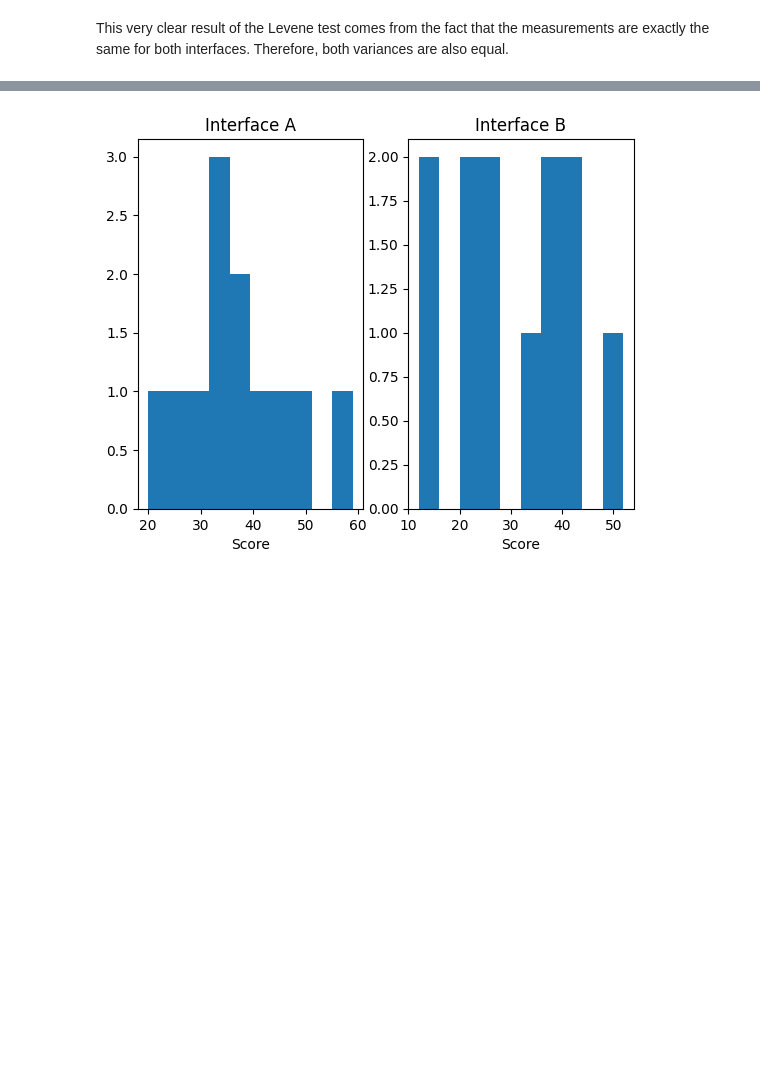
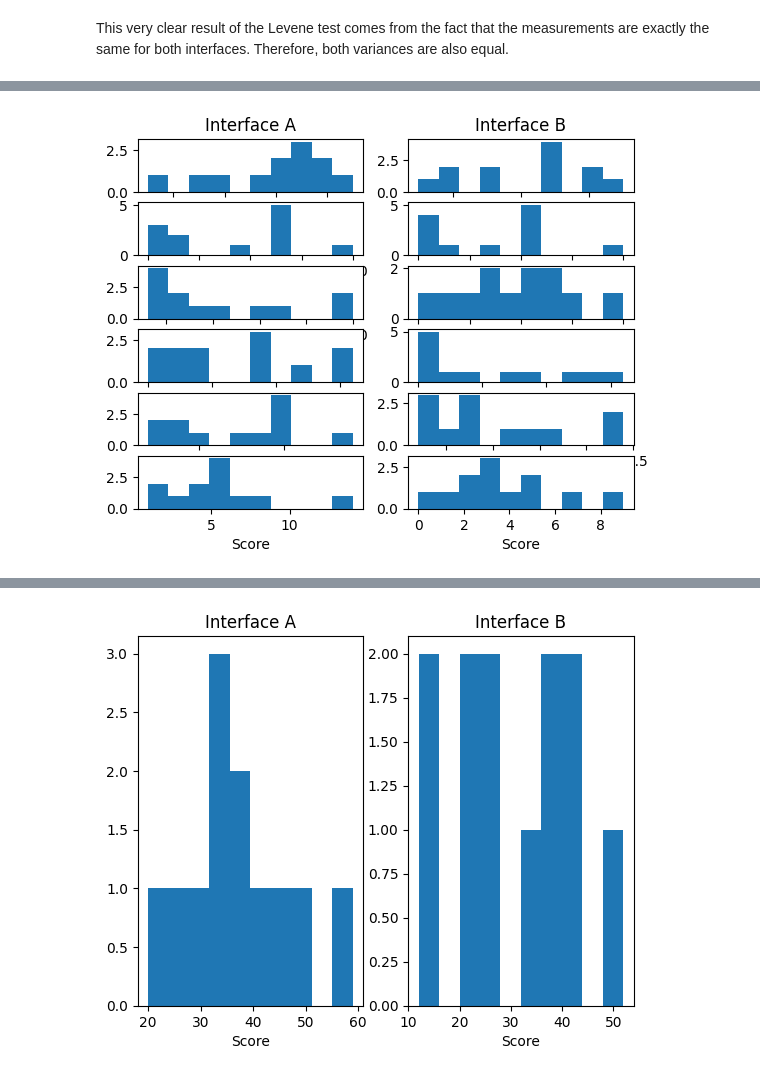
Before and after one commit to duxirosenberg/hci-project-hci2023-group-25, a Jupyter notebook: Deliverables/Study/Statistical Analysis.ipynb, the cells around one changed output, grey strips where cells are left out. Cells and saved outputs as stored; diff of their text form; code cells hidden in the pictures; blank space fills up the shorter version.

```diff
--- a/Deliverables/Study/Statistical Analysis.ipynb
+++ b/Deliverables/Study/Statistical Analysis.ipynb
@@ -181,6 +181,6 @@ While the effects on the NASA TLX scores were not originally accounted for when
 # %%
-nasa_tlx_A = interface_A.filter(like="TLX").sum(axis=1)
-nasa_tlx_B = interface_B.filter(like="TLX").sum(axis=1)
+nasa_tlx_A = interface_A.filter(like="TLX")
+nasa_tlx_B = interface_B.filter(like="TLX")
 # %%
 display(nasa_tlx_A.describe(), nasa_tlx_B.describe())
 # %% [output]
@@ -204,0 +205,15 @@ dtype: float64
+# %%
+for i, tlx_dimension in enumerate(nasa_tlx_A):
+    plt.subplot(len(nasa_tlx_A.columns), 2, 2 * i + 1)
+    plt.hist(nasa_tlx_A[tlx_dimension])
+    plt.xlabel('Score')
+    if i == 0:
+        plt.title('Interface A')
+    plt.subplot(len(nasa_tlx_B.columns), 2, 2 * i + 2)
+    plt.hist(nasa_tlx_B[tlx_dimension])
+    plt.xlabel('Score')
+    if i == 0:
+        plt.title('Interface B')
+plt.show()
+# %% [output]
+[figure, added]
```
Also changed, not shown: parts of 15 cells of this notebook.
